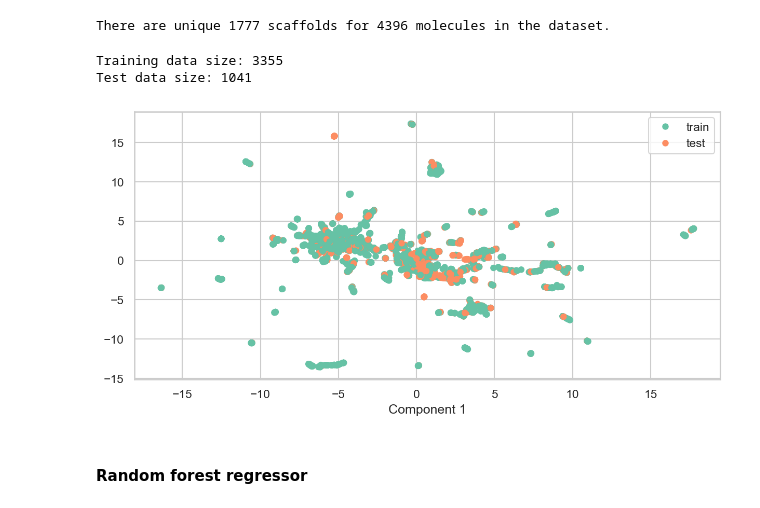
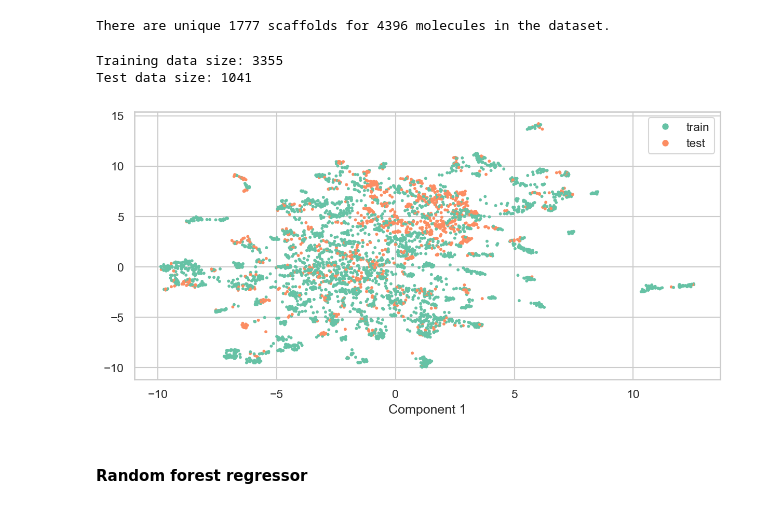
Before and after one commit to valence-labs/mtl_summer_school_2024, a Jupyter notebook: Lab1/01_lab1_code.ipynb, the cells around one changed output. Cells and saved outputs as stored; diff of their text form; code cells hidden in the pictures.

```diff
--- a/Lab1/01_lab1_code.ipynb
+++ b/Lab1/01_lab1_code.ipynb
@@ -272,20 +282,20 @@ There are unique 1777 scaffolds for 4396 molecules in the dataset.
 # %%
 from splito._scaffold_split import ScaffoldSplit
 
 spliter = ScaffoldSplit(smiles=data[mol_col].values, n_splits=5, test_size=.2, random_state=111)
 train_index, test_index = next(spliter.split(activities))
 
 print("Training data size:", len(train_index))
 print("Test data size:", len(test_index))
 
 from chemspace_viz import visualize_chemspace
 split_labels = np.full(len(features), "train", dtype=object)
 split_labels[test_index] = "test"
-fig = visualize_chemspace(X=features, y=[split_labels])
+fig = visualize_chemspace(X=features, y=[split_labels], metric= "jaccard", min_dist=0.5, random_state=42)
 # %% [output]
 Training data size: 3355
 Test data size: 1041
-[figure, old version]
+[figure, new version]
 # %%
 # Exercise 2: Choice of splitting method
 # We have
```
Also changed, not shown: parts of 29 cells of this notebook, 3 other files.
